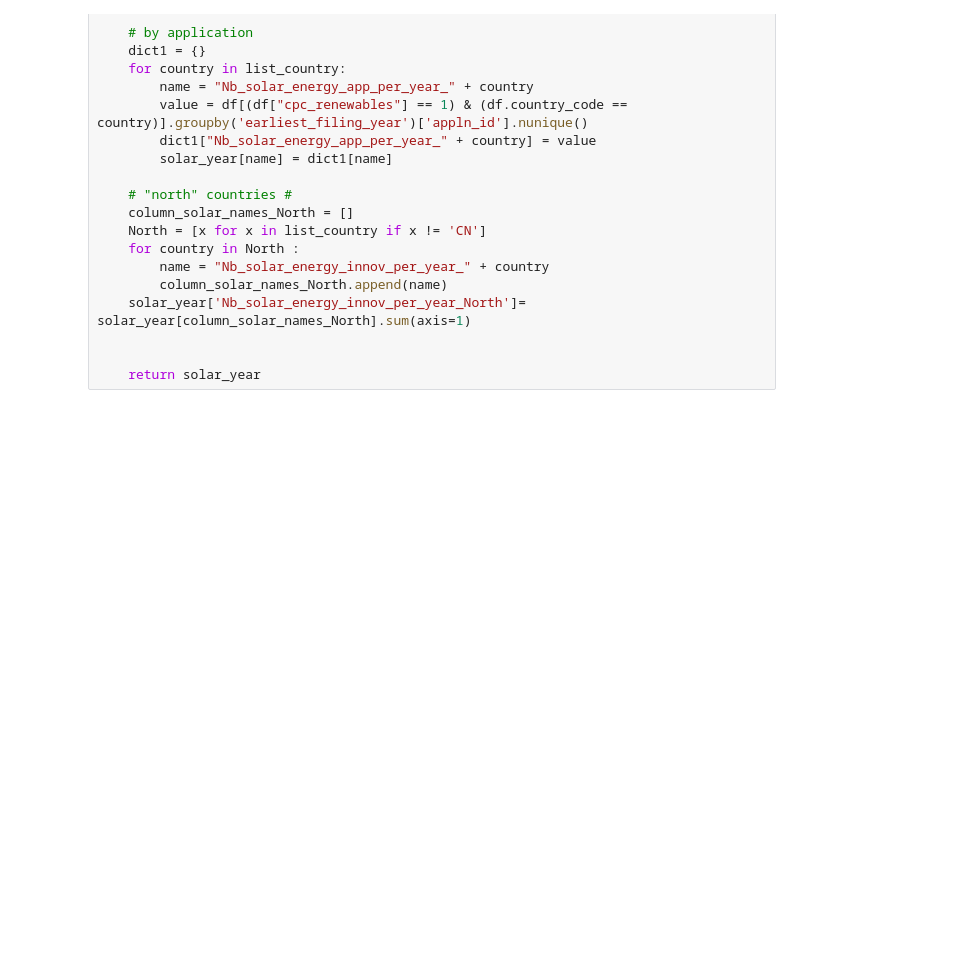
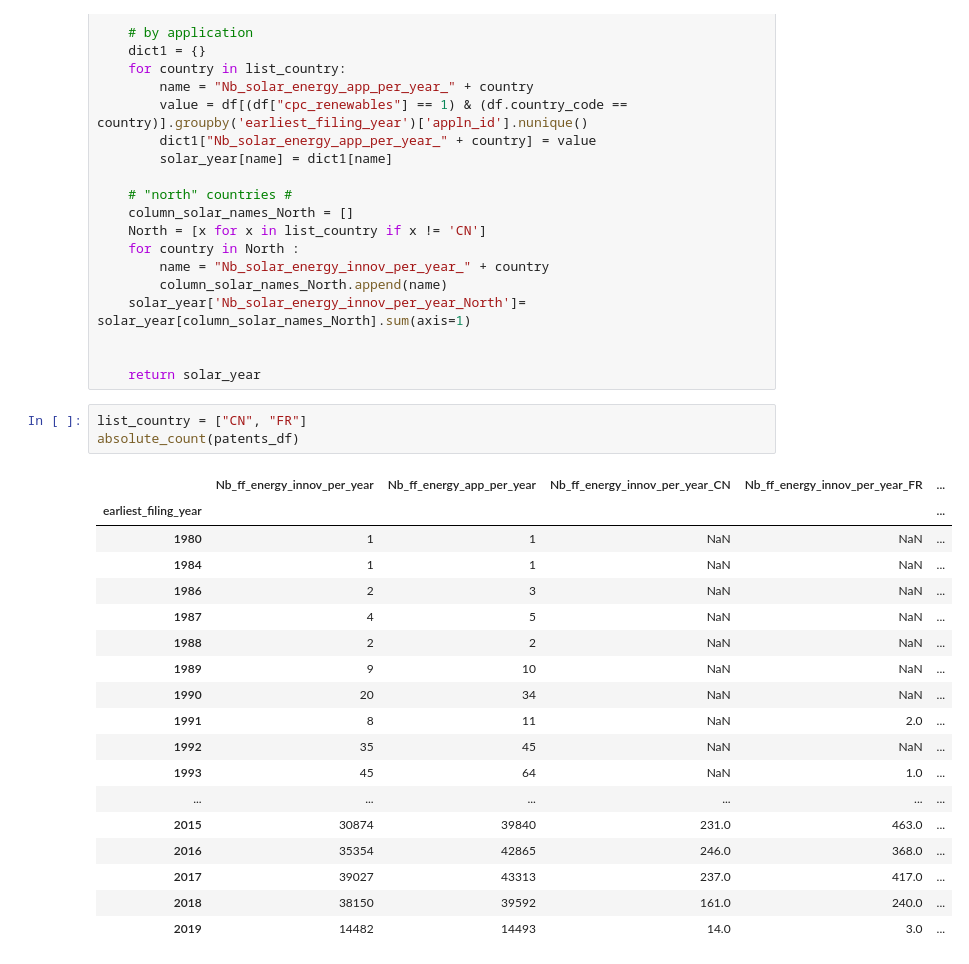
Before and after one commit to anabrasm/BDPP, a Jupyter notebook: src/app.ipynb, the cells around one changed output. Drawn from its saved outputs; the diff is of its cells as text; blank space fills up the shorter version.

```diff
--- a/src/app.ipynb
+++ b/src/app.ipynb
@@ -91,3 +99,25 @@ def absolute_count(df):
 
 
     return solar_year
+# %%
+list_country = ["CN", "FR"]
+absolute_count(patents_df)
+# %% [output]
+|  | Nb_ff_energy_innov_per_year | Nb_ff_energy_app_per_year | Nb_ff_energy_innov_per_year_CN | Nb_ff_energy_innov_per_year_FR | ... |
+| earliest_filing_year |  |  |  |  | ... |
+| 1980 | 1 | 1 | NaN | NaN | ... |
+| 1984 | 1 | 1 | NaN | NaN | ... |
+| 1986 | 2 | 3 | NaN | NaN | ... |
+| 1987 | 4 | 5 | NaN | NaN | ... |
+| 1988 | 2 | 2 | NaN | NaN | ... |
+| 1989 | 9 | 10 | NaN | NaN | ... |
+| 1990 | 20 | 34 | NaN | NaN | ... |
+| 1991 | 8 | 11 | NaN | 2.0 | ... |
+| 1992 | 35 | 45 | NaN | NaN | ... |
+| 1993 | 45 | 64 | NaN | 1.0 | ... |
+| ... | ... | ... | ... | ... | ... |
+| 2015 | 30874 | 39840 | 231.0 | 463.0 | ... |
+| 2016 | 35354 | 42865 | 246.0 | 368.0 | ... |
+| 2017 | 39027 | 43313 | 237.0 | 417.0 | ... |
+| 2018 | 38150 | 39592 | 161.0 | 240.0 | ... |
+| 2019 | 14482 | 14493 | 14.0 | 3.0 | ... |
```
Also changed, not shown: parts of 3 cells of this notebook.
